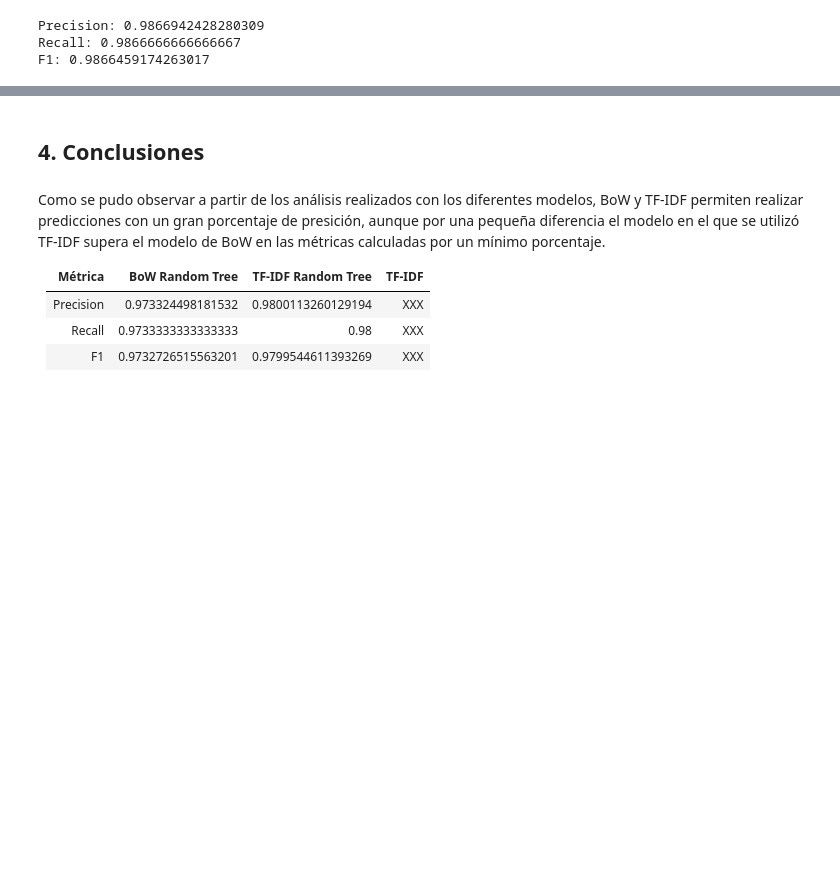
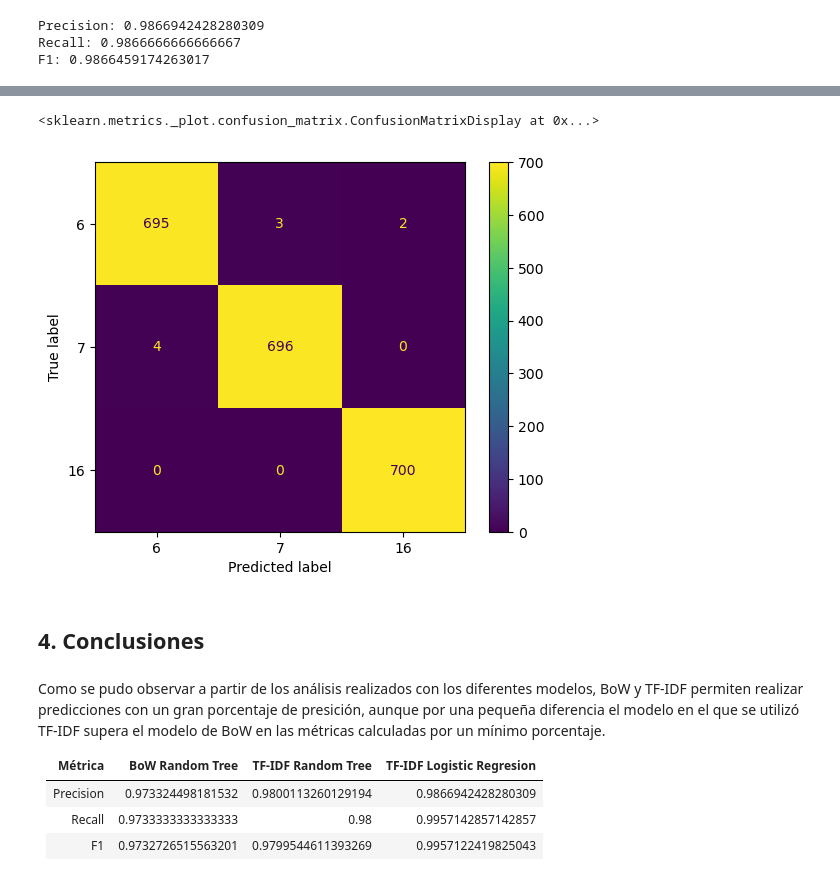
Before and after one commit to Buisness-Inteligence-Para-FashionPlace/Proyecto1, a Jupyter notebook: proyecto1.ipynb, the cells around one changed output, grey strips where cells are left out. Drawn from its saved outputs; the diff is of its cells as text; code cells hidden in the pictures; blank space fills up the shorter version.

Commit message:
Logistic Regresion

```diff
--- a/proyecto1.ipynb
+++ b/proyecto1.ipynb
@@ -438,0 +501,4 @@ F1: 0.9866459174263017
+# %%
+lm = linear_model.LogisticRegression(multi_class = 'ovr', solver = 'liblinear')
+# %%
+lm.fit(X_tfidf, y_train)
@@ -438,0 +507,8 @@ F1: 0.9866459174263017
+# %%
+# Se procede a testear el modelo
+y_train_lm_predict = lm.predict(X_tfidf)
+y_test_lm_predict = lm.predict(tfidf.transform(X_test["Textos_espanol"]))
+# Se procede a evaluar el modelo
+print("Precision:", precision_score(y_train, y_train_lm_predict, average='macro'))
+print("Recall:", recall_score(y_train, y_train_lm_predict, average='macro'))
+print("F1:", f1_score(y_train, y_train_lm_predict, average='macro'))
@@ -439,10 +532,16 @@ F1: 0.9866459174263017
+# %%
+# Se evalua la eficiencia del modelo con una matriz de confusión
+ConfusionMatrixDisplay.from_predictions(y_train, y_train_lm_predict)
+# %% [output]
+<sklearn.metrics._plot.confusion_matrix.ConfusionMatrixDisplay at 0x...>
+[figure, added]
 # %% [markdown]
 ## 4. Conclusiones
 # %% [markdown]
 Como se pudo observar a partir de los análisis realizados con los diferentes modelos, BoW y TF-IDF permiten realizar predicciones con un gran porcentaje de presición, aunque por una pequeña diferencia el modelo en el que se utilizó TF-IDF supera el modelo de BoW en las métricas calculadas por un mínimo porcentaje.
 
-|  Métrica  |           BoW Random Tree     |        TF-IDF Random Tree      |        TF-IDF      |
+|  Métrica  |           BoW Random Tree     |        TF-IDF Random Tree      |        TF-IDF    Logistic Regresion  |
 | --------- | ------------------ | ------------------ | ------------------ |
-| Precision | 0.973324498181532  | 0.9800113260129194 | XXX |
-|   Recall  | 0.9733333333333333 |         0.98       | XXX |
-|     F1    | 0.9732726515563201 | 0.9799544611393269 | XXX |
+| Precision | 0.973324498181532  | 0.9800113260129194 | 0.9866942428280309 |
+|   Recall  | 0.9733333333333333 |         0.98       | 0.9957142857142857 |
+|     F1    | 0.9732726515563201 | 0.9799544611393269 | 0.9957122419825043 |
```
Also changed, not shown: parts of 13 cells of this notebook.
